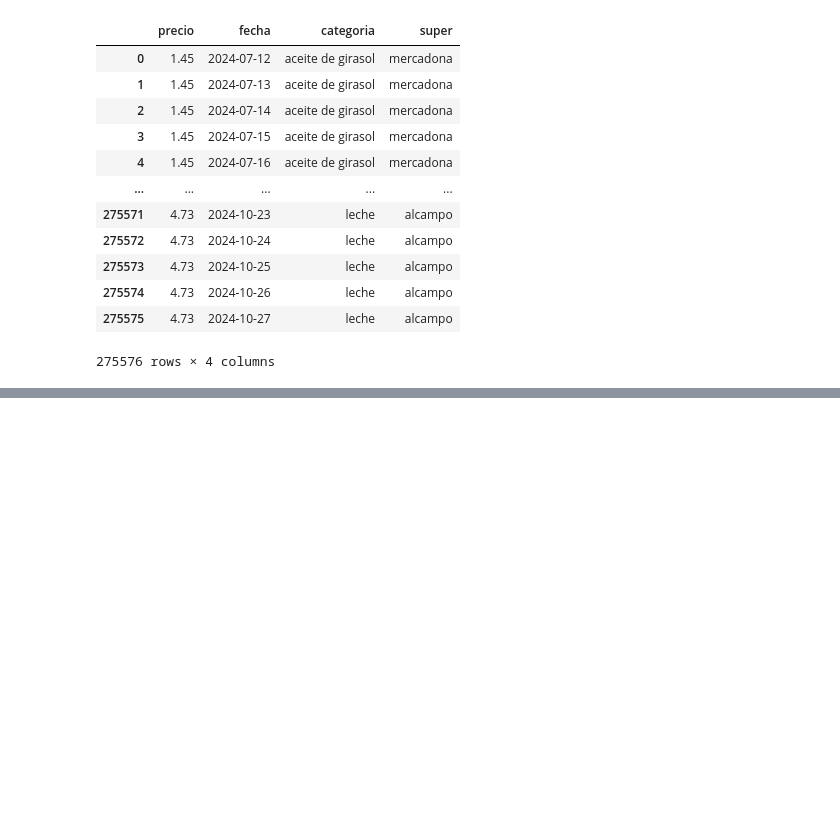
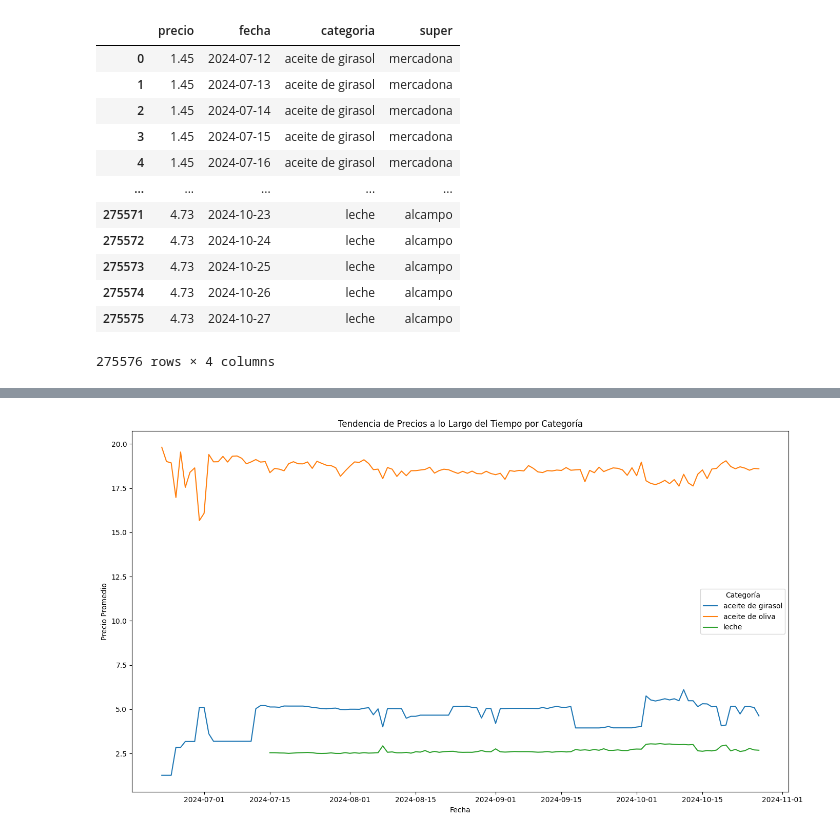
Before and after one commit to Cucks13/Proyecto4-AnalisisSupermercados, a Jupyter notebook: notebooks/03_EDA_y_VISUALiZACIÓn.ipynb, the cells around one changed output, grey strips where cells are left out. Drawn from its saved outputs; the diff is of its cells as text; code cells hidden in the pictures; blank space fills up the shorter version.

```diff
--- a/notebooks/03_EDA_y_VISUALiZACIÓn.ipynb
+++ b/notebooks/03_EDA_y_VISUALiZACIÓn.ipynb
@@ -94,0 +106,19 @@ plt.show()
+# %%
+query2 = """
+SELECT
+    p.precio,
+    p.fecha,
+    c.nombre AS categoria,
+    s.nombre AS supermercado
+FROM
+    productos p
+JOIN
+    categorias c ON p.id_categoria = c.id
+JOIN
+    supermercados s ON p.id_supermercado = s.id;
+
+"""
+
+cursor.execute(query2)
+df_query2 = pd.DataFrame(cursor.fetchall(),columns=["precio","fecha","categoria","super"])
+df_query2
@@ -94,0 +139,21 @@ plt.show()
+# %%
+# Convertir la columna 'fecha' al tipo datetime para trabajar con series temporales
+df_query2['fecha'] = pd.to_datetime(df_query2['fecha'])
+
+# Agrupar por fecha y categoría para obtener el precio promedio en cada fecha
+precio_promedio_tiempo = df_query2.groupby(['fecha', 'categoria'])['precio'].mean().reset_index()
+
+# Visualización: Tendencia de precios a lo largo del tiempo por categoría
+plt.figure(figsize=(14, 8))
+for categoria in precio_promedio_tiempo['categoria'].unique():
+    subset = precio_promedio_tiempo[precio_promedio_tiempo['categoria'] == categoria]
+    plt.plot(subset['fecha'], subset['precio'], label=categoria)
+
+plt.title('Tendencia de Precios a lo Largo del Tiempo por Categoría')
+plt.xlabel('Fecha')
+plt.ylabel('Precio Promedio')
+plt.legend(title='Categoría')
+plt.tight_layout()
+plt.show()
+# %% [output]
+[figure, added]
```
Also changed, not shown: parts of 24 cells of this notebook, 7 other files.
